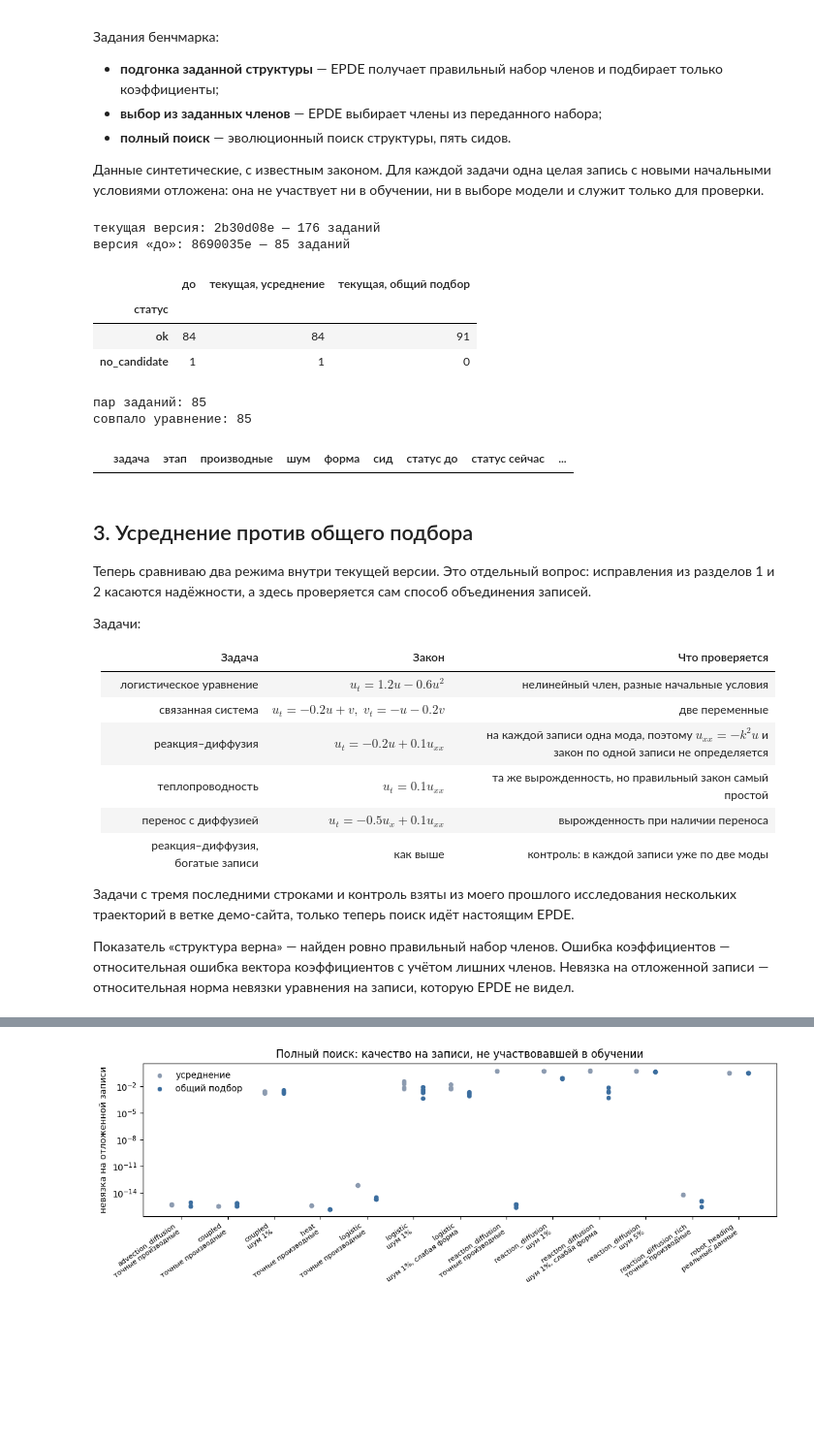
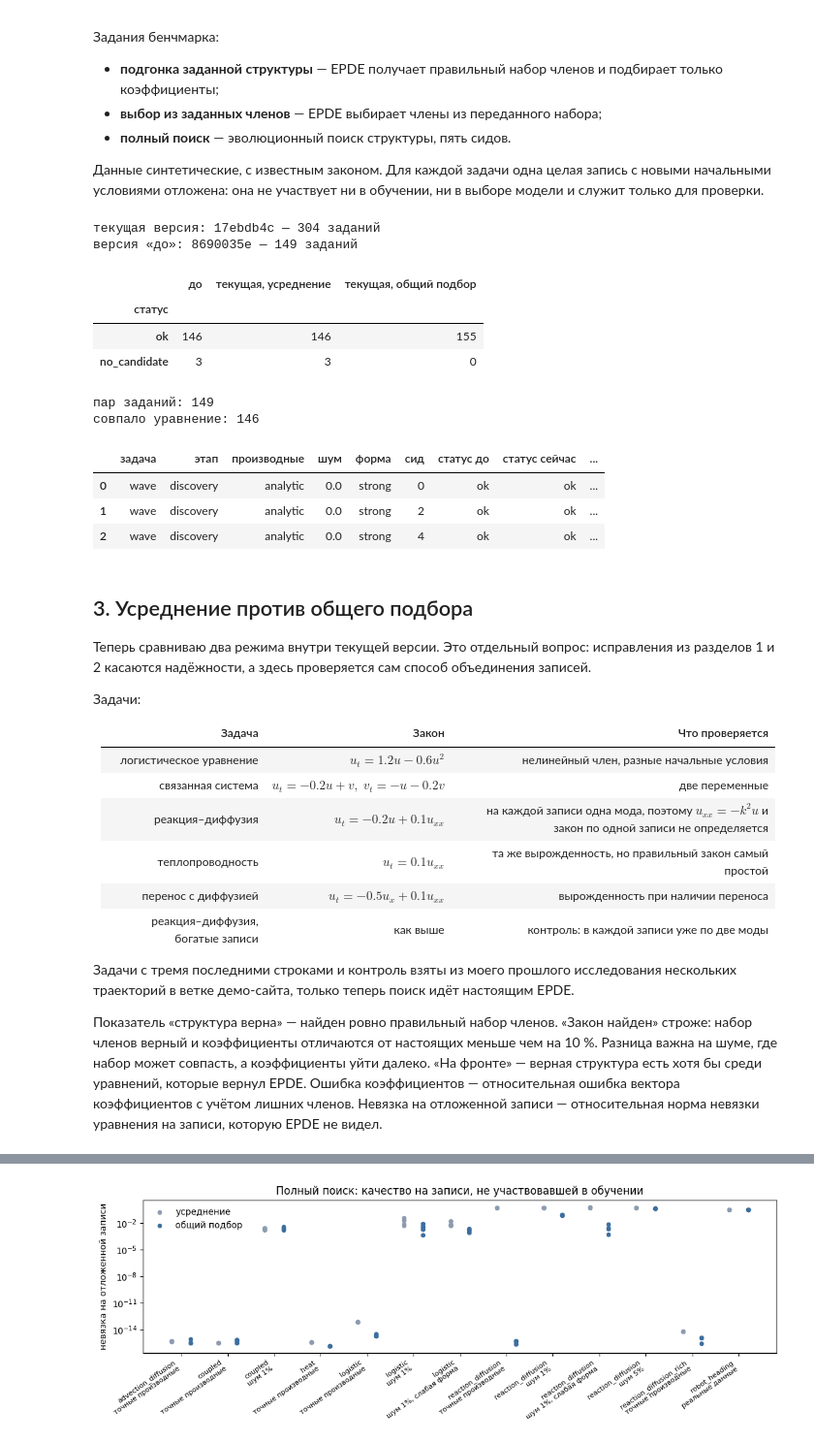
Before and after one commit to MakSoS1/EPDE, a Jupyter notebook: projects/multisample/notebooks/EPDE_multisample_before_after_RU.ipynb, the cells around one changed output, grey strips where cells are left out. Shown at 97% size. Saved outputs shown, nothing was run; the diff lists cells and outputs as text; code cells hidden in the pictures; blank space fills up the shorter version.

```diff
--- a/projects/multisample/notebooks/EPDE_multisample_before_after_RU.ipynb
+++ b/projects/multisample/notebooks/EPDE_multisample_before_after_RU.ipynb
@@ -209,37 +225,39 @@ def load(label):
         model = next((m for m in result['models'] if m['model_id'] == result.get('selected_model_id')), None)
         equations = model['equations'] if model else []
         support = [e['support_exact'] for e in equations]
         errors = [e['coefficient_error'] for e in equations]
         holdout = [s['relative_l2'] for e in equations for s in e['holdout_residuals'] if s['relative_l2'] is not None]
         rows.append({
             'задача': spec['scenario'], 'этап': spec['stage'], 'производные': spec['derivatives'],
             'шум': spec['noise'], 'форма': spec['evaluation_form'], 'сид': spec['seed'],
             'режим': spec['multisample_mode'], 'веса': spec['weighting'], 'плотность': spec.get('density'),
             'статус': result['status'],
             'структура верна': (all(s is True for s in support) if support and None not in support else np.nan),
             'верное на фронте': bool(result.get('truth_on_front')),
             'ошибка коэффициентов': max(errors) if errors and None not in errors else np.nan,
+            'закон найден': (bool(errors) and None not in errors and all(s is True for s in support)
+                             and max(errors) < 0.1),
             'невязка на отложенной записи': float(np.mean(holdout)) if holdout else np.nan,
             'уравнение': ' | '.join(e['text'] for e in equations),
             'сообщение': result.get('error') or result.get('reason') or '',
         })
     return report, pd.DataFrame(rows)
 
 current_report, current = load('current')
 baseline_report, baseline = load('baseline')
 print('текущая версия:', current_report['metadata']['git_head'][:8], '—', len(current), 'заданий')
 print('версия «до»:', baseline_report['metadata']['git_head'][:8], '—', len(baseline), 'заданий')
 pd.concat({'до': baseline['статус'].value_counts(), 'текущая, усреднение':
            current[current['режим'] == 'mean']['статус'].value_counts(),
            'текущая, общий подбор': current[current['режим'] == 'joint']['статус'].value_counts()},
           axis=1).fillna(0).astype(int)
 # %% [output]
-текущая версия: 2b30d08e — 176 заданий
-версия «до»: 8690035e — 85 заданий
+текущая версия: 17ebdb4c — 304 заданий
+версия «до»: 8690035e — 149 заданий
 |  | до | текущая, усреднение | текущая, общий подбор |
 | статус |  |  |  |
-| ok | 84 | 84 | 91 |
-| no_candidate | 1 | 1 | 0 |
+| ok | 146 | 146 | 155 |
+| no_candidate | 3 | 3 | 0 |
 # %%
 KEY = ['задача', 'этап', 'производные', 'шум', 'форма', 'сид', 'веса', 'плотность']
 pair = baseline.merge(current[current['режим'] == 'mean'], on=KEY, suffixes=(' до', ' сейчас'))
@@ -250,9 +268,12 @@ changed = pair[~pair['одно и то же уравнение']]
 changed[KEY[:5] + ['сид', 'статус до', 'статус сейчас', 'структура верна до', 'структура верна сейчас',
                    'сообщение до']].reset_index(drop=True)
 # %% [output]
-пар заданий: 85
-совпало уравнение: 85
+пар заданий: 149
+совпало уравнение: 146
 |  | задача | этап | производные | шум | форма | сид | статус до | статус сейчас | ... |
+| 0 | wave | discovery | analytic | 0.0 | strong | 0 | ok | ok | ... |
+| 1 | wave | discovery | analytic | 0.0 | strong | 2 | ok | ok | ... |
+| 2 | wave | discovery | analytic | 0.0 | strong | 4 | ok | ok | ... |
 # %% [markdown]
 ## 3. Усреднение против общего подбора
 
@@ -271,5 +292,5 @@ changed[KEY[:5] + ['сид', 'статус до', 'статус сейчас', '
 
 Задачи с тремя последними строками и контроль взяты из моего прошлого исследования нескольких траекторий в ветке демо-сайта, только теперь поиск идёт настоящим EPDE.
 
-Показатель «структура верна» — найден ровно правильный набор членов. Ошибка коэффициентов — относительная ошибка вектора коэффициентов с учётом лишних членов. Невязка на отложенной записи — относительная норма невязки уравнения на записи, которую EPDE не видел.
+Показатель «структура верна» — найден ровно правильный набор членов. «Закон найден» строже: набор членов верный и коэффициенты отличаются от настоящих меньше чем на 10 %. Разница важна на шуме, где набор может совпасть, а коэффициенты уйти далеко. «На фронте» — верная структура есть хотя бы среди уравнений, которые вернул EPDE. Ошибка коэффициентов — относительная ошибка вектора коэффициентов с учётом лишних членов. Невязка на отложенной записи — относительная норма невязки уравнения на записи, которую EPDE не видел.
 # %%
```
Also changed, not shown: parts of 14 cells of this notebook, 1 other file.
